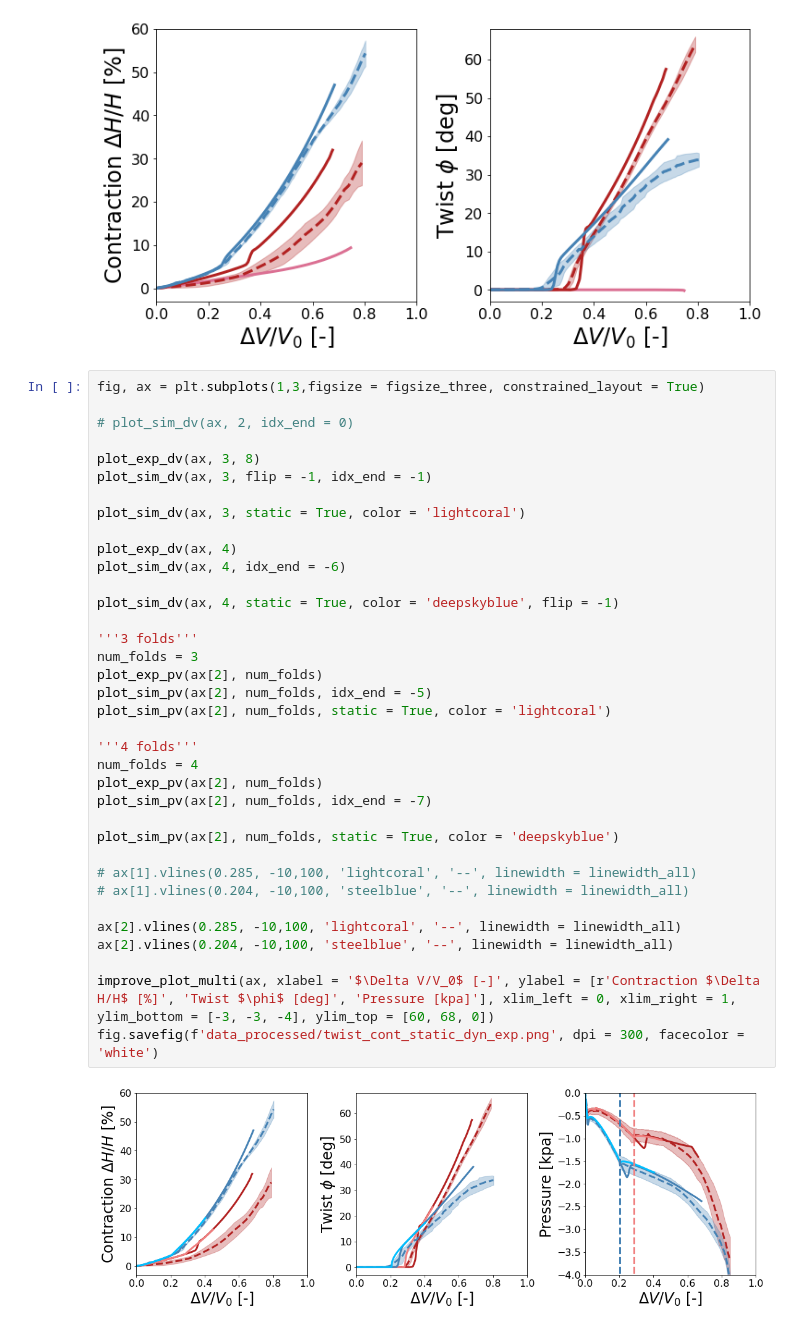
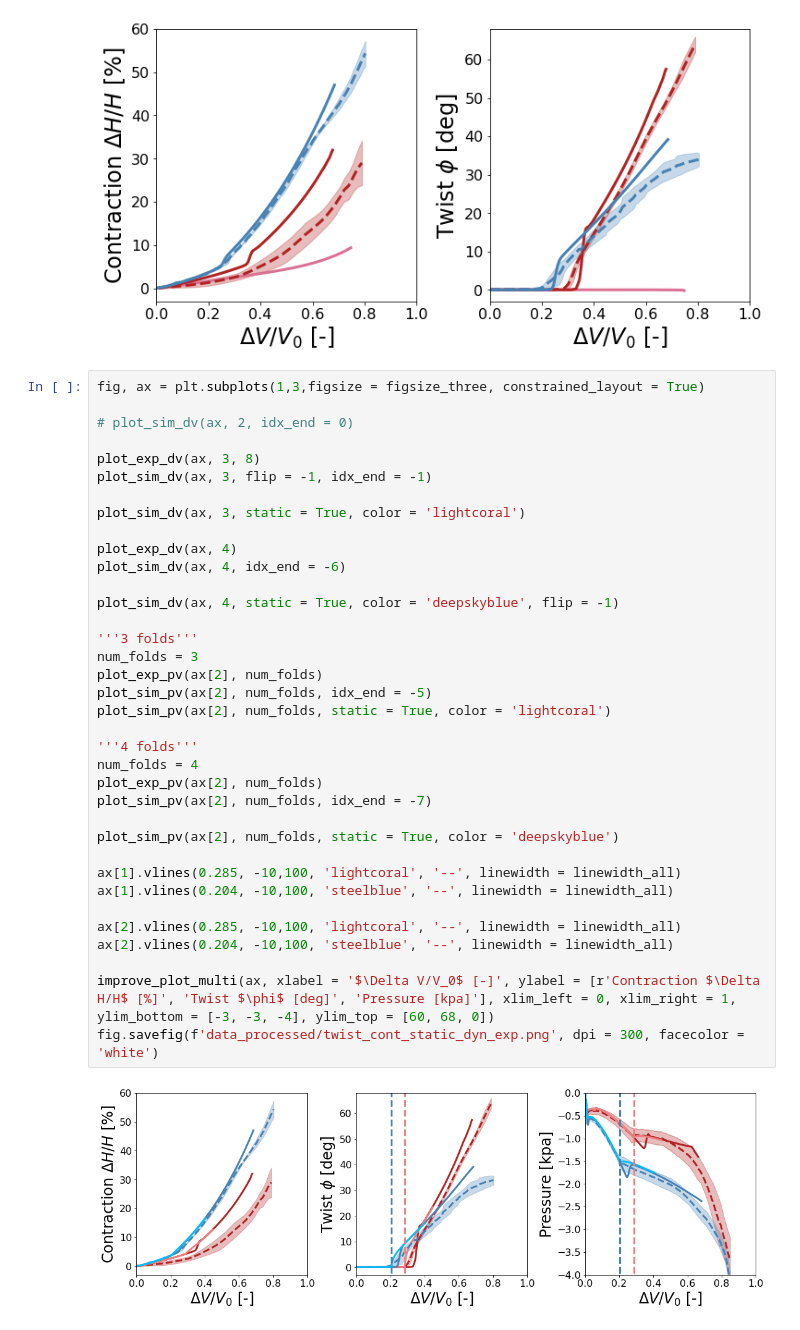
Before and after one commit to bertoldi-collab/buckling-cylinders, a Jupyter notebook: figure_making_paper.ipynb, the cells around one changed output. Saved outputs shown, nothing was run; the diff lists cells and outputs as text.

```diff
--- a/figure_making_paper.ipynb
+++ b/figure_making_paper.ipynb
@@ -1079,33 +1112,33 @@ fig, ax = plt.subplots(1,3,figsize = figsize_three, constrained_layout = True)
 plot_exp_dv(ax, 3, 8)
 plot_sim_dv(ax, 3, flip = -1, idx_end = -1)
 
 plot_sim_dv(ax, 3, static = True, color = 'lightcoral')
 
 plot_exp_dv(ax, 4)
 plot_sim_dv(ax, 4, idx_end = -6)
 
 plot_sim_dv(ax, 4, static = True, color = 'deepskyblue', flip = -1)
 
 '''3 folds'''
 num_folds = 3
 plot_exp_pv(ax[2], num_folds)
 plot_sim_pv(ax[2], num_folds, idx_end = -5)
 plot_sim_pv(ax[2], num_folds, static = True, color = 'lightcoral')
 
 '''4 folds'''
 num_folds = 4
 plot_exp_pv(ax[2], num_folds)
 plot_sim_pv(ax[2], num_folds, idx_end = -7)
 
 plot_sim_pv(ax[2], num_folds, static = True, color = 'deepskyblue')
 
-# ax[1].vlines(0.285, -10,100, 'lightcoral', '--', linewidth = linewidth_all)
-# ax[1].vlines(0.204, -10,100, 'steelblue', '--', linewidth = linewidth_all)
+ax[1].vlines(0.285, -10,100, 'lightcoral', '--', linewidth = linewidth_all)
+ax[1].vlines(0.204, -10,100, 'steelblue', '--', linewidth = linewidth_all)
 
 ax[2].vlines(0.285, -10,100, 'lightcoral', '--', linewidth = linewidth_all)
 ax[2].vlines(0.204, -10,100, 'steelblue', '--', linewidth = linewidth_all)
 
 improve_plot_multi(ax, xlabel = '$\Delta V/V_0$ [-]', ylabel = [r'Contraction $\Delta H/H$ [%]', 'Twist $\phi$ [deg]', 'Pressure [kpa]'], xlim_left = 0, xlim_right = 1, ylim_bottom = [-3, -3, -4], ylim_top = [60, 68, 0])
 fig.savefig(f'data_processed/twist_cont_static_dyn_exp.png', dpi = 300, facecolor = 'white')
 # %% [output]
-[figure, old version]
+[figure, new version]
```
Also changed, not shown: parts of 8 cells of this notebook, 6 other files.
